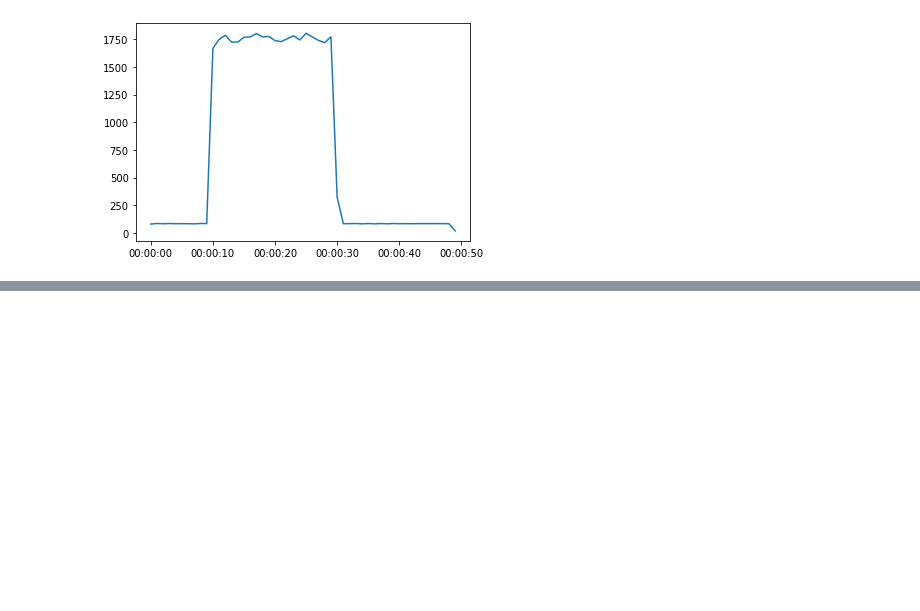
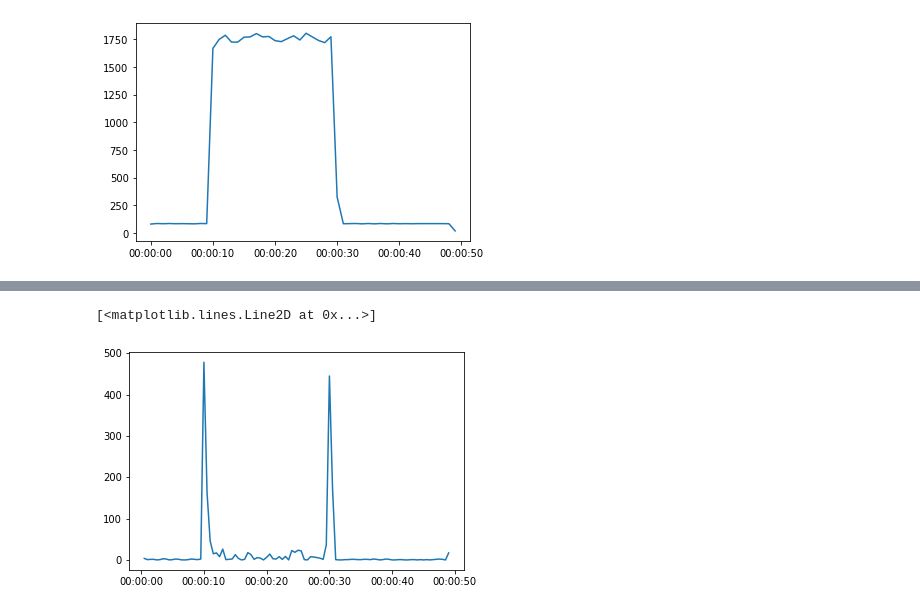
Before and after one commit to jafetimbre/verbose-projects, a Jupyter notebook: infosec/mininet-dos-sim/analize.ipynb, the cells around one changed output, grey strips where cells are left out. Saved outputs shown, nothing was run; the diff lists cells and outputs as text; code cells hidden in the pictures; blank space fills up the shorter version.

```diff
--- a/infosec/mininet-dos-sim/analize.ipynb
+++ b/infosec/mininet-dos-sim/analize.ipynb
@@ -65,0 +51,6 @@ plt.plot(freq)
+# %%
+t = host_1["Time"].resample('500ms').count().rolling(2).std()
+plt.plot(t)
+# %% [output]
+[<matplotlib.lines.Line2D at 0x...>]
+[figure, added]
```
Also changed, not shown: parts of 11 cells of this notebook.
